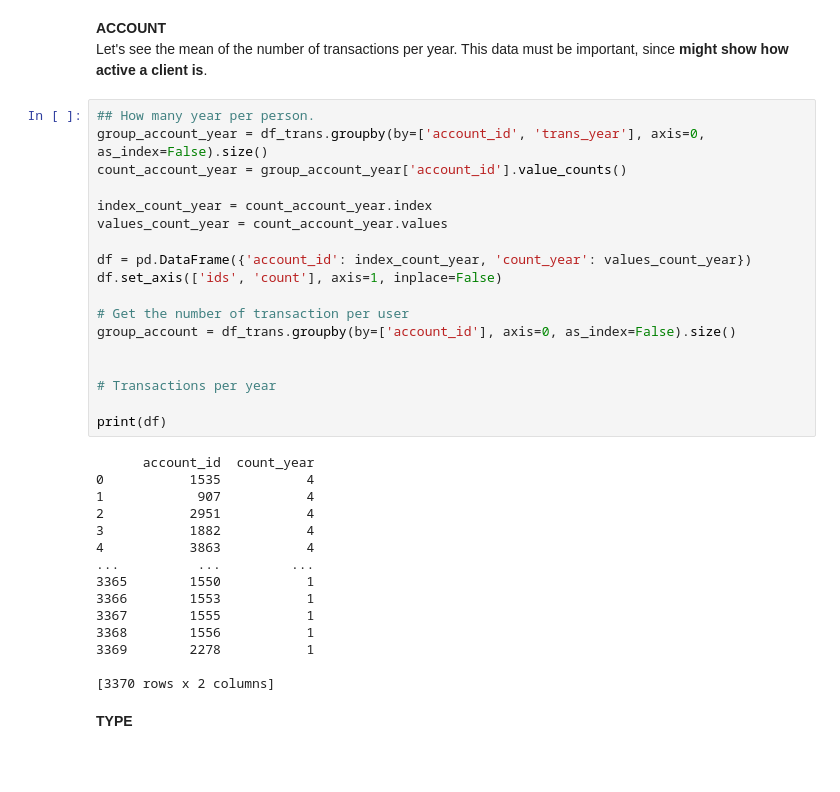
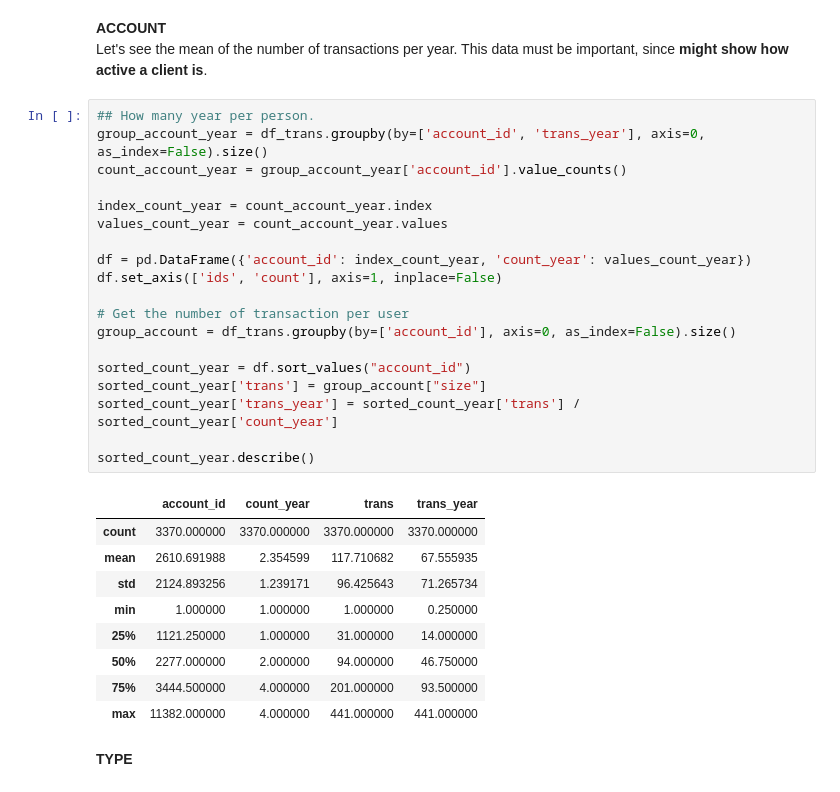
Before and after one commit to Samuuuh/feup-ac, a Jupyter notebook: docs/trans_understanding.ipynb, the cells around one changed output. Saved outputs shown, nothing was run; the diff lists cells and outputs as text; blank space fills up the shorter version.

```diff
--- a/docs/trans_understanding.ipynb
+++ b/docs/trans_understanding.ipynb
@@ -52,36 +52,32 @@ Let's see the mean of the number of transactions per year. This data must be imp
 # %%
 ## How many year per person.
 group_account_year = df_trans.groupby(by=['account_id', 'trans_year'], axis=0, as_index=False).size()
 count_account_year = group_account_year['account_id'].value_counts()
 
 index_count_year = count_account_year.index
 values_count_year = count_account_year.values
 
 df = pd.DataFrame({'account_id': index_count_year, 'count_year': values_count_year})
 df.set_axis(['ids', 'count'], axis=1, inplace=False)
 
 # Get the number of transaction per user
 group_account = df_trans.groupby(by=['account_id'], axis=0, as_index=False).size()
 
+sorted_count_year = df.sort_values("account_id")
+sorted_count_year['trans'] = group_account["size"]
+sorted_count_year['trans_year'] = sorted_count_year['trans'] / sorted_count_year['count_year']
 
-# Transactions per year
-
-print(df)
+sorted_count_year.describe()
 # %% [output]
-      account_id  count_year
-0           1535           4
-1            907           4
-2           2951           4
-3           1882           4
-4           3863           4
-...          ...         ...
-3365        1550           1
-3366        1553           1
-3367        1555           1
-3368        1556           1
-3369        2278           1
-
-[3370 rows x 2 columns]
+|  | account_id | count_year | trans | trans_year |
+| count | 3370.000000 | 3370.000000 | 3370.000000 | 3370.000000 |
+| mean | 2610.691988 | 2.354599 | 117.710682 | 67.555935 |
+| std | 2124.893256 | 1.239171 | 96.425643 | 71.265734 |
+| min | 1.000000 | 1.000000 | 1.000000 | 0.250000 |
+| 25% | 1121.250000 | 1.000000 | 31.000000 | 14.000000 |
+| 50% | 2277.000000 | 2.000000 | 94.000000 | 46.750000 |
+| 75% | 3444.500000 | 4.000000 | 201.000000 | 93.500000 |
+| max | 11382.000000 | 4.000000 | 441.000000 | 441.000000 |
 # %% [markdown]
 __TYPE__
 # %%
```
Also changed, not shown: parts of 1 cell of this notebook.
